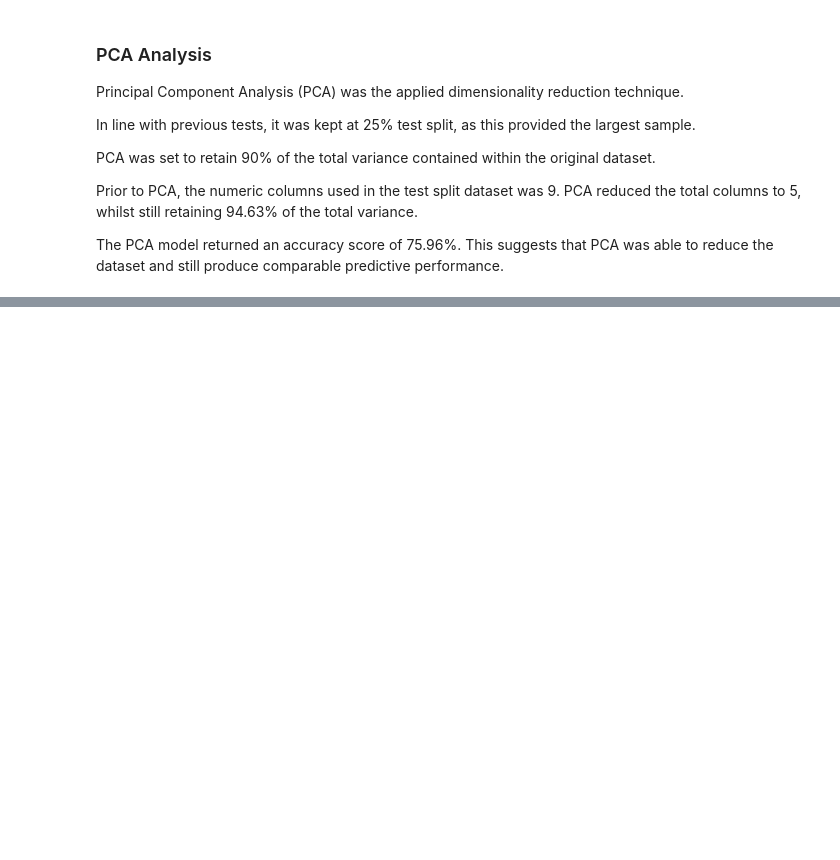
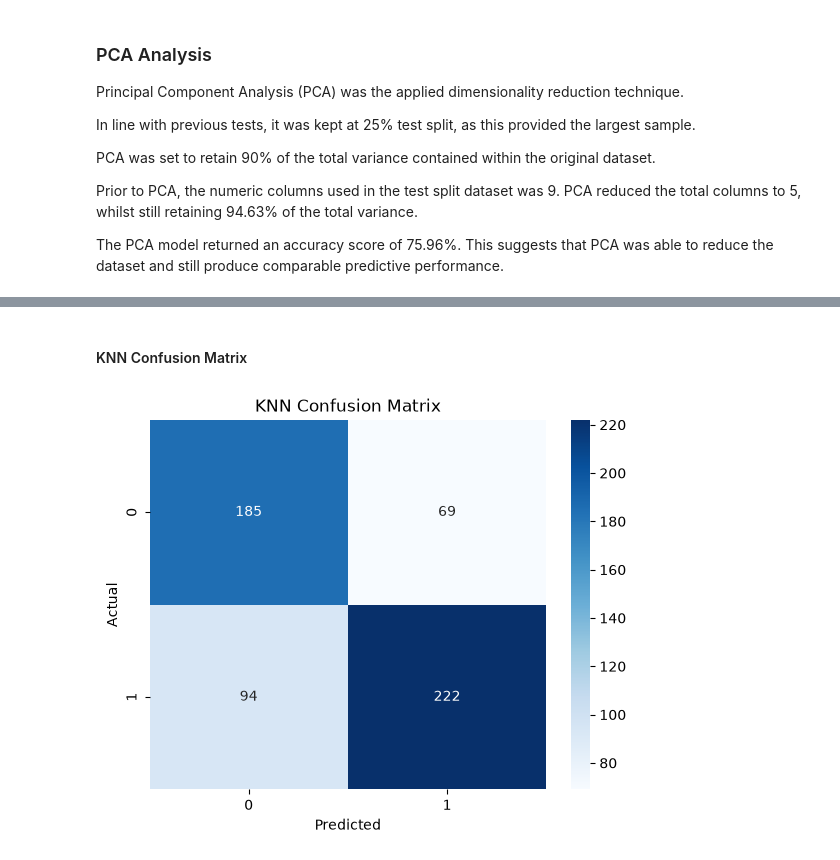
Before and after one commit to sba26096-CiaranLynch/Machine_Learning, a Jupyter notebook: CA1_Machine_Learning.ipynb, the cells around one changed output, grey strips where cells are left out. Drawn from its saved outputs; the diff is of its cells as text; code cells hidden in the pictures; blank space fills up the shorter version.

```diff
--- a/CA1_Machine_Learning.ipynb
+++ b/CA1_Machine_Learning.ipynb
@@ -1300,0 +1409,10 @@ PCA also demonstrated that dimensionality reduction can maintain comparable pred
+# %%
+# Create KNN Classifier
+kNN = KNeighborsClassifier(n_neighbors = 10)
+
+# Train the model using the training sets
+kNN.fit(X_train,
+        y_train)
+
+# Predict the response for test dataset
+y_pred_knn = kNN.predict(X_test)
@@ -1300,0 +1441,24 @@ PCA also demonstrated that dimensionality reduction can maintain comparable pred
+# %% [markdown]
+#### KNN Confusion Matrix
+# %%
+from sklearn.metrics import confusion_matrix
+
+# Call a method predict by using an object classifier 'cls_svm'
+y_predict = kNN.predict(X_test)
+
+# Calculate cm by calling a method named as 'confusion_matrix'
+cm = confusion_matrix(y_test, y_predict)
+
+# Call a method heatmap() to plot confusion matrix
+sns.heatmap(cm,
+            annot = True,
+            fmt='d',
+            cmap='Blues')
+
+plt.title("KNN Confusion Matrix")
+plt.xlabel("Predicted")
+plt.ylabel("Actual")
+
+plt.show()
+# %% [output]
+[figure, added]
```
Also changed, not shown: parts of 66 cells of this notebook, 1 other file.
